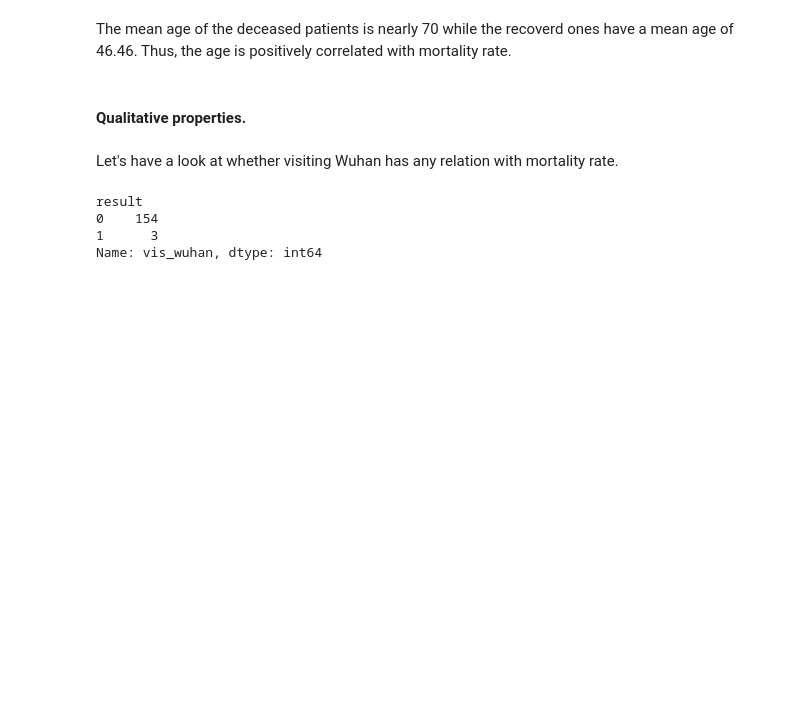
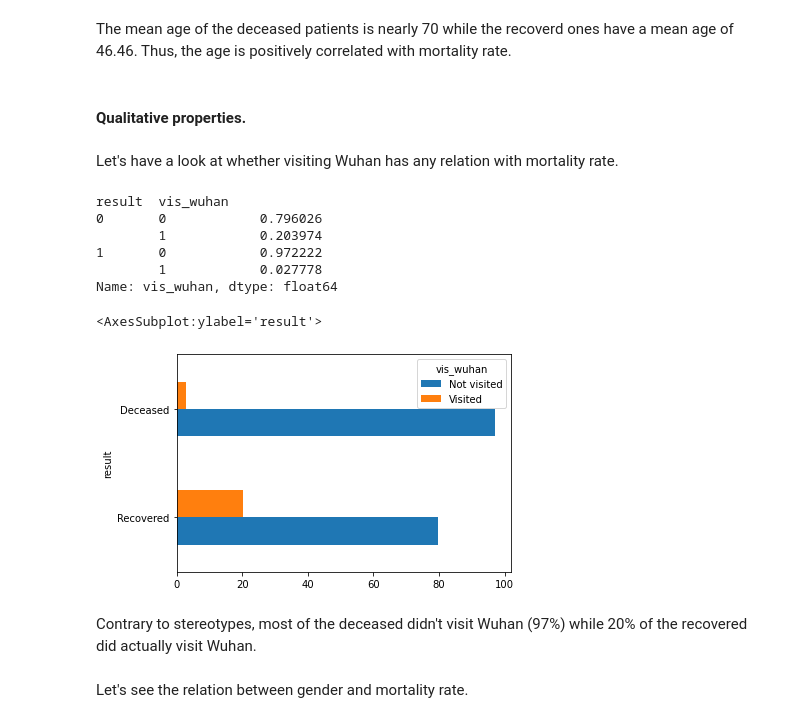
Before and after one commit to Ali-Elganzory/Covid-19-Mortality, a Jupyter notebook: Project.ipynb, the cells around one changed output. Cells and saved outputs as stored; diff of their text form; code cells hidden in the pictures; blank space fills up the shorter version.

```diff
--- a/Project.ipynb
+++ b/Project.ipynb
@@ -76,9 +83,21 @@ qual_cols = ["location", "gender", "vis_wuhan", "from_wuhan", *[f"symptom{i}" fo
 # %% [markdown]
 Let's have a look at whether visiting Wuhan has any relation with mortality rate.
 # %%
-df.groupby("result")["vis_wuhan"].sum()
+df.groupby("result")["vis_wuhan"].value_counts(normalize=True)
 # %% [output]
-result
-0    154
-1      3
-Name: vis_wuhan, dtype: int64
+result  vis_wuhan
+0       0            0.796026
+        1            0.203974
+1       0            0.972222
+        1            0.027778
+Name: vis_wuhan, dtype: float64
+# %%
+(df.groupby("result")["vis_wuhan"].value_counts(normalize=True) * 100).unstack() \
+    .rename(columns={0: "Not visited", 1: "Visited"}, index={0: "Recovered", 1: "Deceased"}).plot.barh()
+# %% [output]
+<AxesSubplot:ylabel='result'>
+[figure, added]
+# %% [markdown]
+Contrary to stereotypes, most of the deceased didn't visit Wuhan (97%) while 20% of the recovered did actually visit Wuhan.
+# %% [markdown]
+Let's see the relation between gender and mortality rate.
```
Also changed, not shown: parts of 7 cells of this notebook.
